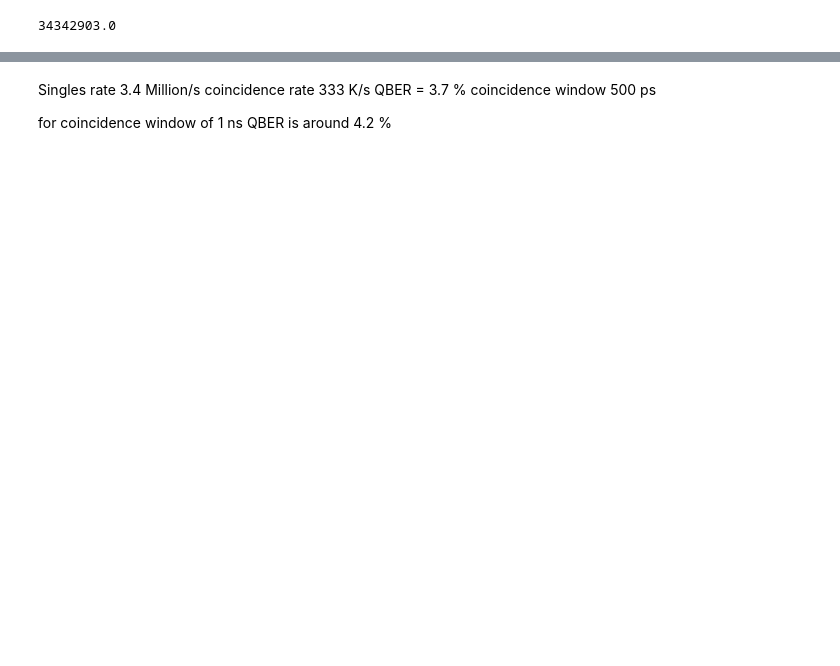
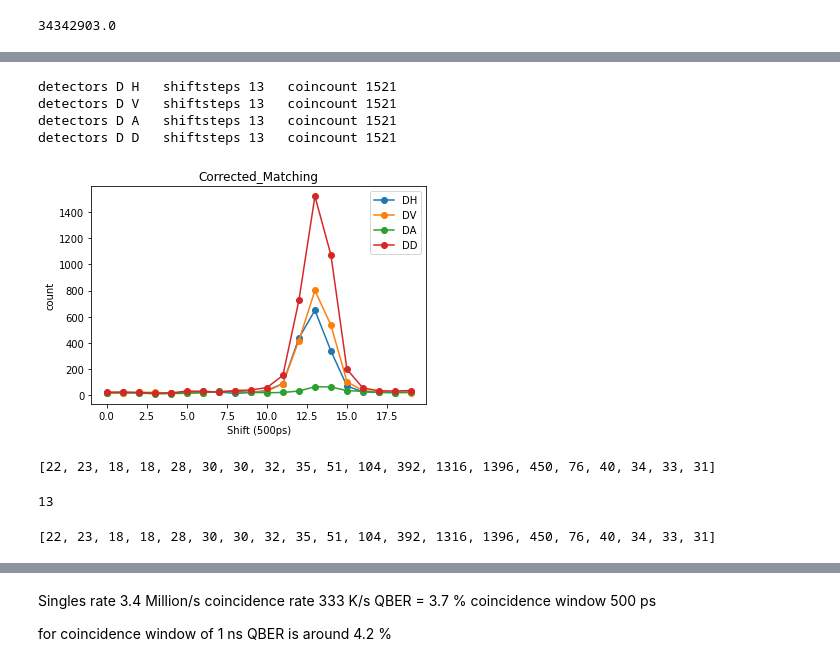
Before and after one commit to tanvirulz/qkd-table-top-v2, a Jupyter notebook: SwabianCoincidence.ipynb, the cells around one changed output, grey strips where cells are left out. Cells and saved outputs as stored; diff of their text form; code cells hidden in the pictures; blank space fills up the shorter version.

```diff
--- a/SwabianCoincidence.ipynb
+++ b/SwabianCoincidence.ipynb
@@ -233,3 +266,5 @@ bstamps_corrected = correct_timestamp(bstamps,bchannel,sH=0,sV=0,sA=0,sD=6*500)
+# %%
+hh = {}
 # %%
 for i in range (1,5):
     for j in range (1,5):
@@ -255,7 +293,35 @@ detectors D D   shiftsteps 7    coincount 1521
+# %%
+for i in range (1,5):
+    for j in range (1,5):
+        if(i==D):
+            #h = g2_heisto(astamps, achannel,bstamps, bchannel, amd=i, bmd=j,cwindow=500,search_steps=20,search_direction=-1)
+            print ("detectors", detectors[i],detectors[j],"\tshiftsteps",h.index(max(h)),"\tcoincount",max(h))
+            #if (i==j)
+            plt.plot(hh[str(i)+str(j)], marker='o', label=detectors[i]+detectors[j])
+
+plt.title("Corrected_Matching")
+plt.xlabel("Shift (500ps)")
+plt.ylabel("count")
+plt.legend()
+plt.savefig("./plots/Corrected_Matching.jpg")
+plt.show()
+# %% [output]
+detectors D H   shiftsteps 13   coincount 1521
+detectors D V   shiftsteps 13   coincount 1521
+detectors D A   shiftsteps 13   coincount 1521
+detectors D D   shiftsteps 13   coincount 1521
+[figure, added]
 # %%
-#h = g2_heisto(astamps_corrected, achannel,bstamps_corrected, bchannel, amd=A, bmd=H,cwindow=500,search_steps=20,search_direction=-1)
-#print (h)
-#h.index(max(h))
+h = g2_heisto(astamps_corrected, achannel,bstamps_corrected, bchannel, amd=D, bmd=D,cwindow=500,search_steps=20,search_direction=-1)
+print (h)
+h.index(max(h))
+# %% [output]
+[22, 23, 18, 18, 28, 30, 30, 32, 35, 51, 104, 392, 1316, 1396, 450, 76, 40, 34, 33, 31]
+13
+# %%
+print (hh[str(4)+str(4)])
+# %% [output]
+[22, 23, 18, 18, 28, 30, 30, 32, 35, 51, 104, 392, 1316, 1396, 450, 76, 40, 34, 33, 31]
 # %%
 def match_coincidence(at,ad,bt,bd,cwindow,shift):
     ia = 0
```
Also changed, not shown: parts of 34 cells of this notebook, 7 other files.
